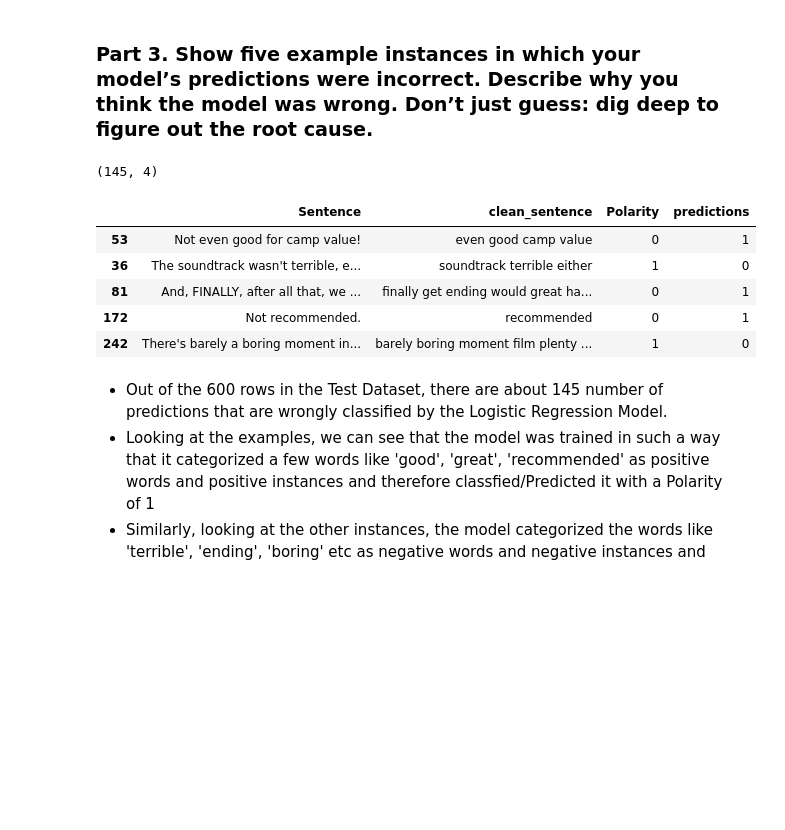
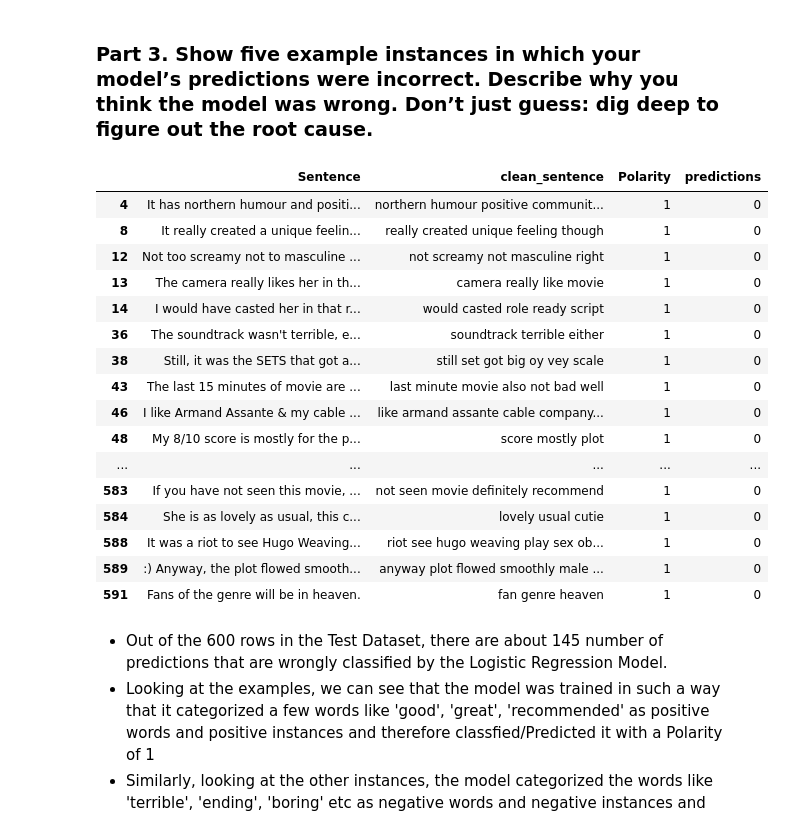
Before and after one commit to gopala-goyal/bigdata-nlp-ind, a Jupyter notebook: 22S_865.ipynb, the cells around one changed output. Drawn from its saved outputs; the diff is of its cells as text; code cells hidden in the pictures; blank space fills up the shorter version.

```diff
--- a/22S_865.ipynb
+++ b/22S_865.ipynb
@@ -156,13 +176,17 @@ df_train.head(2)
 #Lemmatization
 
 lemmatizer = WordNetLemmatizer()
+
+#exclude_words = set(("not", "wasn't"))
+#new_stop_words = set(stopwords.words('english')) - exclude_words
+
 def text_cleaner(text):
     r = re.sub(r'[^\w\s]', ' ', text)
     r = r.translate(str.maketrans("","",string.punctuation))
     r = re.sub(r'\d+', '',r)
     r = r.lower()
     r = r.split()
-    r = [word for word in r if word not in stopwords.words('english')]
+    r = [word for word in r if word not in new_stop_words]
     r = [lemmatizer.lemmatize(word) for word in r]
     r = ' '.join(r)
     return r
@@ -343,18 +368,29 @@ weighted avg       0.78      0.76      0.76       600
 # %% [markdown]
 ### Part 3. Show five example instances in which your model’s predictions were incorrect. Describe why you think the model was wrong. Don’t just guess: dig deep to figure out the root cause.
 # %%
+pd.set_option('display.max_colwidth', None)
 df_test_pred = df_test[['Sentence','clean_sentence','Polarity']]
-df_test_pred['predictions'] = tuned_predictions
-print(df_test_pred[df_test_pred.Polarity != predictions].shape)
-df_test_pred.loc[[53,36,81,172,242]]
+df_test_pred['predictions'] =predictions
+(df_test_pred[df_test_pred.Polarity != predictions])
+#df_test_pred.loc[[53,36,81,172,242]]
 # %% [output]
-(145, 4)
 |  | Sentence | clean_sentence | Polarity | predictions |
-| 53 | Not even good for camp value! | even good camp value | 0 | 1 |
+| 4 | It has northern humour and positi... | northern humour positive communit... | 1 | 0 |
+| 8 | It really created a unique feelin... | really created unique feeling though | 1 | 0 |
+| 12 | Not too screamy not to masculine ... | not screamy not masculine right | 1 | 0 |
+| 13 | The camera really likes her in th... | camera really like movie | 1 | 0 |
+| 14 | I would have casted her in that r... | would casted role ready script | 1 | 0 |
 | 36 | The soundtrack wasn't terrible, e... | soundtrack terrible either | 1 | 0 |
-| 81 | And, FINALLY, after all that, we ... | finally get ending would great ha... | 0 | 1 |
-| 172 | Not recommended. | recommended | 0 | 1 |
-| 242 | There's barely a boring moment in... | barely boring moment film plenty ... | 1 | 0 |
+| 38 | Still, it was the SETS that got a... | still set got big oy vey scale | 1 | 0 |
+| 43 | The last 15 minutes of movie are ... | last minute movie also not bad well | 1 | 0 |
+| 46 | I like Armand Assante & my cable ... | like armand assante cable company... | 1 | 0 |
+| 48 | My 8/10 score is mostly for the p... | score mostly plot | 1 | 0 |
+| ... | ... | ... | ... | ... |
+| 583 | If you have not seen this movie, ... | not seen movie definitely recommend | 1 | 0 |
+| 584 | She is as lovely as usual, this c... | lovely usual cutie | 1 | 0 |
+| 588 | It was a riot to see Hugo Weaving... | riot see hugo weaving play sex ob... | 1 | 0 |
+| 589 | :) Anyway, the plot flowed smooth... | anyway plot flowed smoothly male ... | 1 | 0 |
+| 591 | Fans of the genre will be in heaven. | fan genre heaven | 1 | 0 |
 # %% [markdown]
 - Out of the 600 rows in the Test Dataset, there are about 145 number of predictions that are wrongly classified by the Logistic Regression Model.
 - Looking at the examples, we can see that the model was trained in such a way that it categorized a few words like 'good', 'great', 'recommended' as positive words and positive instances and therefore classfied/Predicted it with a Polarity of 1
```
Also changed, not shown: parts of 8 cells of this notebook.
